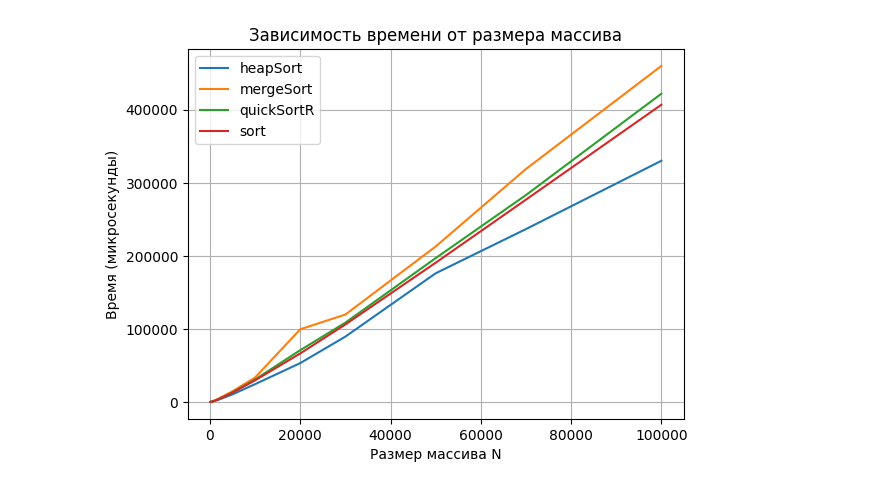
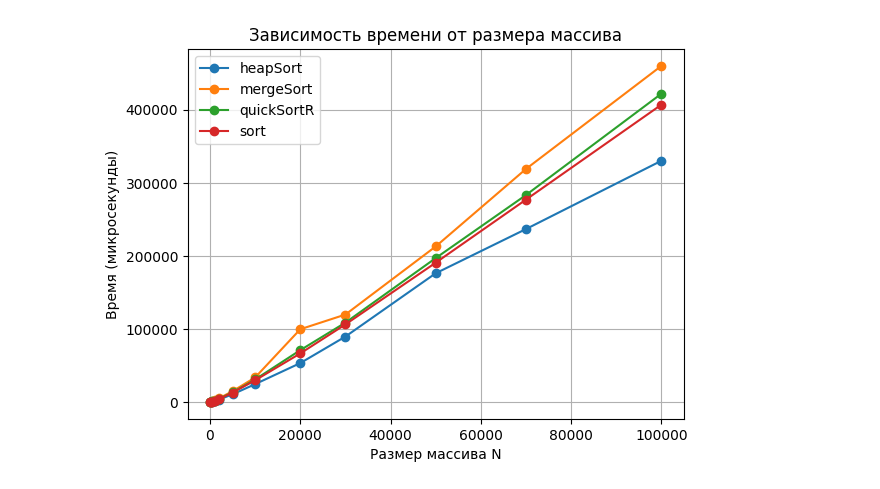
Before and after one commit to Cloudinio/ProgramMethods, a Jupyter notebook: lab_1/graphics.ipynb, the cells around one changed output. Saved outputs shown, nothing was run; the diff lists cells and outputs as text; code cells hidden in the pictures.

```diff
--- a/lab_1/graphics.ipynb
+++ b/lab_1/graphics.ipynb
@@ -1,22 +1,22 @@
 # %%
 import pandas as pd
 import matplotlib.pyplot as plt
 
 df = pd.read_csv("timings.csv")
 
 # Группируем данные по алгоритму
 for algo, sub in df.groupby("algorithm"):
     sub = sub.sort_values("N")  # Сортируем по размеру N
-    plt.plot(sub["N"], sub["time_us"], label=algo)
+    plt.plot(sub["N"], sub["time_us"], marker="o", label=algo)
 
 plt.xlabel("Размер массива N")
 plt.ylabel("Время (микросекунды)")
 plt.title("Зависимость времени от размера массива")
 plt.legend()
 plt.grid(True)
 
 plt.savefig("sorting_times.png", dpi=200)
 
 plt.show()
 # %% [output]
-[figure, old version]
+[figure, new version]
```
Also changed, not shown: 1 other file.
